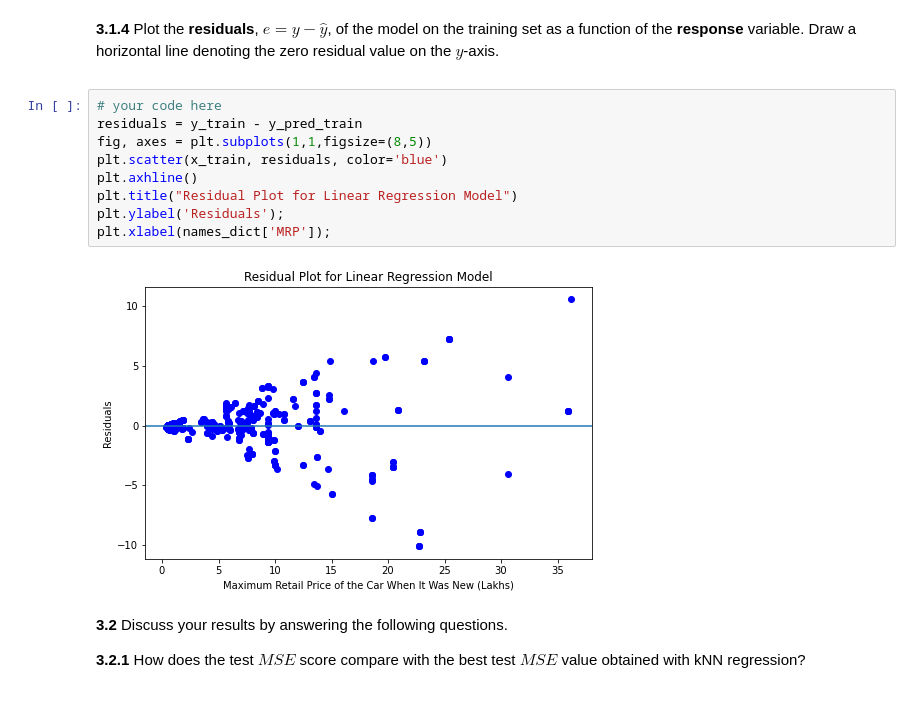
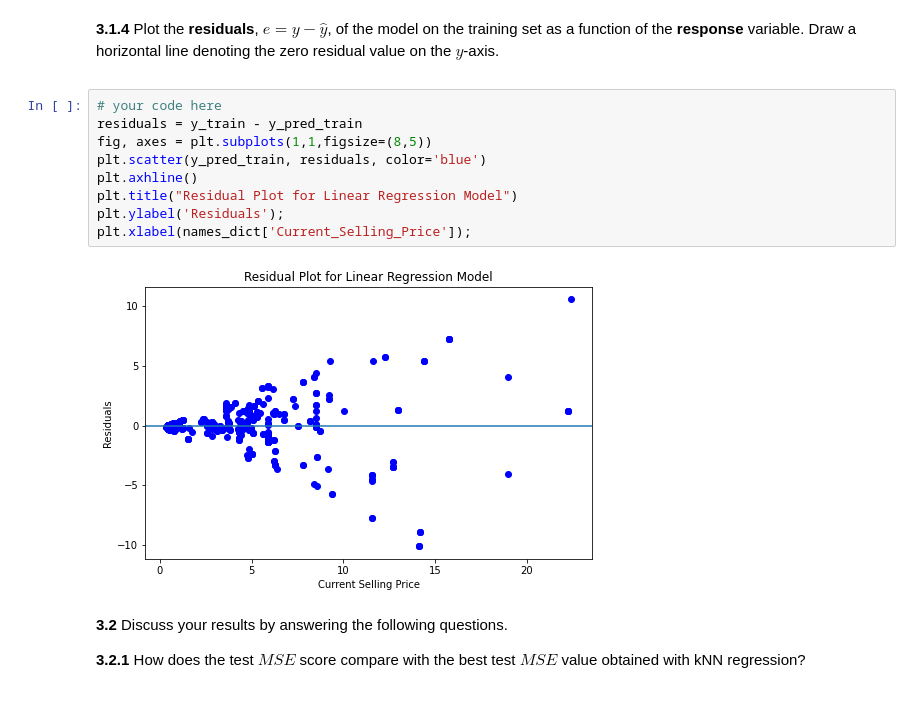
Before and after one commit to westonruths/ac209a, a Jupyter notebook: ac209a_hw2/ac209a_hw2.ipynb, the cells around one changed output. Drawn from its saved outputs; the diff is of its cells as text.

```diff
--- a/ac209a_hw2/ac209a_hw2.ipynb
+++ b/ac209a_hw2/ac209a_hw2.ipynb
@@ -556,14 +556,14 @@ The R2 score for the test set is 0.8052856808135865
 # %%
 # your code here
 residuals = y_train - y_pred_train
 fig, axes = plt.subplots(1,1,figsize=(8,5))
-plt.scatter(x_train, residuals, color='blue')
+plt.scatter(y_pred_train, residuals, color='blue')
 plt.axhline()
 plt.title("Residual Plot for Linear Regression Model")
 plt.ylabel('Residuals');
-plt.xlabel(names_dict['MRP']);
+plt.xlabel(names_dict['Current_Selling_Price']);
 # %% [output]
-[figure, old version]
+[figure, new version]
 # %% [markdown]
 <div class='exercise-r'>
 
```
Also changed, not shown: parts of 51 cells of this notebook, 7 other files.
